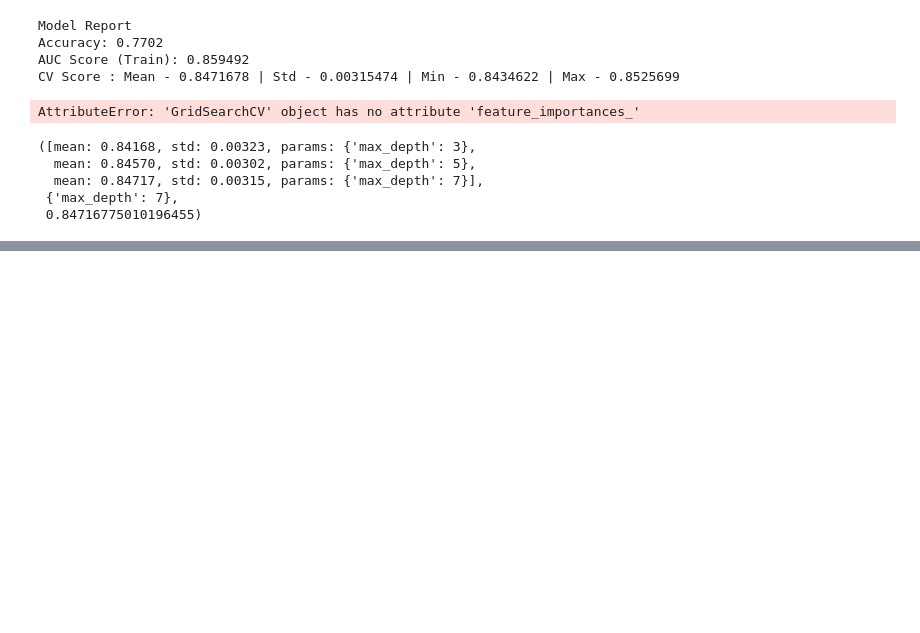
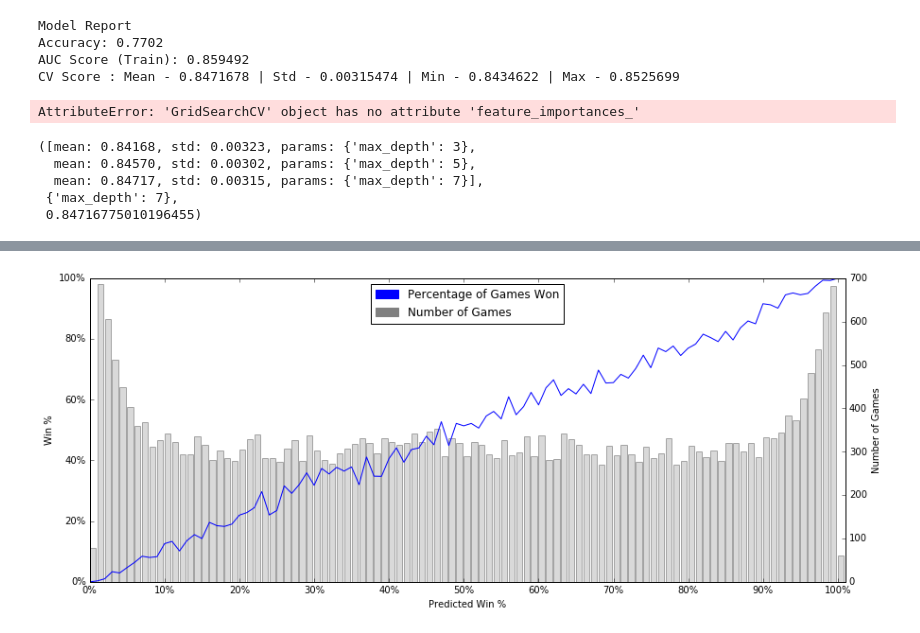
Before and after one commit to WesleyPasfield/March_Madness, a Jupyter notebook: MarchMadness.ipynb, the cells around one changed output, grey strips where cells are left out. Drawn from its saved outputs; the diff is of its cells as text; code cells hidden in the pictures; blank space fills up the shorter version.

```diff
--- a/MarchMadness.ipynb
+++ b/MarchMadness.ipynb
@@ -81,7 +61,7 @@ kp3.drop(['Rank','Team','Conf','nullCheck','Team_Name'],inplace=True,axis=1,erro
 
 ## Add in total adjusted team efficiency (adjO - adjD) & create variable for Team_Year
 
-kp3['AdjT'] = kp3['AdjO'] - kp3['AdjD']
+kp3['AdjS'] = kp3['AdjO'] - kp3['AdjD']
 kp3['Team_Year'] = kp3.Year.map(str) + "_" + kp3.Team_Id.map(str)
 kp3 = kp3[kp3['Year'] != 2002]
 
@@ -99,7 +79,7 @@ for col in cols:
     kp3[col_zscore] = (kp3[col] - kp3[col].mean())/kp3[col].std(ddof=0)
 
 ## Pull out only z score tranformed variables
-kpFin = kp3[kp3.columns[9:19]]
+kpFin = kp3[kp3.columns[10:21]]
 kpFin.info()
 # %% [output]
 <class 'pandas.core.frame.DataFrame'>
@@ -528,3 +548,72 @@ array([[ 0.68761265,  0.31238735],
+# %%
+import numpy as np
+import pandas as pd
+import matplotlib.pyplot as plt
+import matplotlib.patches as mpatches
+
+## Purpose of this chart is to get an understanding of how predicted probabilities translate to actual wins
+## As well as an understanding of the prediction distribution across percentages
+
+## NOTE - in order to run this need to have a completed model, then create a dataframe
+## that contains the predicted chance of winning & actual outcome for each game in the test set
+
+## Create dataframe with predicted win % and actual result for each game from predicted test set
+## predTest DataFrame houses my predictions, and X_testWin houses the outcome of the predicted games
+
+predTestComp = pd.DataFrame({'pred' : predTest[:,1],
+                             'Win': X_testWin['Win']})
+
+
+## Round prediction % for ease of interpretation
+
+predTestComp['predRound'] = np.round(predTestComp['pred'], decimals=2)
+
+## Group predictions by predicted win percentage, then find the total number of wins, games & average win percentage
+## For each rounded prediction value (0-100%)
+
+grouped = predTestComp.groupby(['predRound'])['Win'].agg(['sum', 'count', 'mean']).reset_index()
+
+## Create subplots that have win% on the x axis, and number of games on the secondary axis
+
+fig, tsax = plt.subplots(figsize=(12,5))
+barax = tsax.twinx()
+
+## Create bar chart based on the count of games for each predicted percentage
+
+barax.bar(grouped.index, grouped['count'], facecolor=(0.5, 0.5, 0.5), alpha=0.3)
+
+## Create line chart that shows the average win percentage by predicted percentage
+
+fig.tight_layout()
+tsax.plot(grouped.index, grouped['mean'], color = 'b')
+
+## Set axis & data point labels as well as tick distribution
+
+barax.set_ylabel('Number of Games')
+barax.xaxis.tick_top()
+tsax.set_ylabel('Win %')
+tsax.set_xlabel('Predicted Win %')
+tsax.set_xlim([0, 101])
+tsax.set_ylim([0, 1])
+plt.xticks(np.arange(0, 101, 10))
+percListX = ['0%', '10%', '20%', '30%', '40%', '50%', '60%', '70%', '80%', '90%', '100%']
+percListY = ['0%', '20%', '40%', '60%', '80%', '100%']
+tsax.set_xticklabels(percListX)
+tsax.set_yticklabels(percListY)
+
+## Put line graph in front of bar chart
+
+tsax.set_zorder(barax.get_zorder()+1)
+tsax.patch.set_visible(False) # hide the 'canvas'
+
+## Create legend labels - necessary because it's a subplot
+
+line_patch = mpatches.Patch(color='blue', label='Percentage of Games Won')
+bar_patch = mpatches.Patch(color='gray', label='Number of Games')
+plt.legend(handles=[line_patch, bar_patch], loc = 'upper center')
+plt.savefig('output.png', dpi=300)
+# %% [output]
+[figure, added]
 # %%
 ## Test Predictor
 
```
Also changed, not shown: parts of 14 cells of this notebook, 1 other file.
